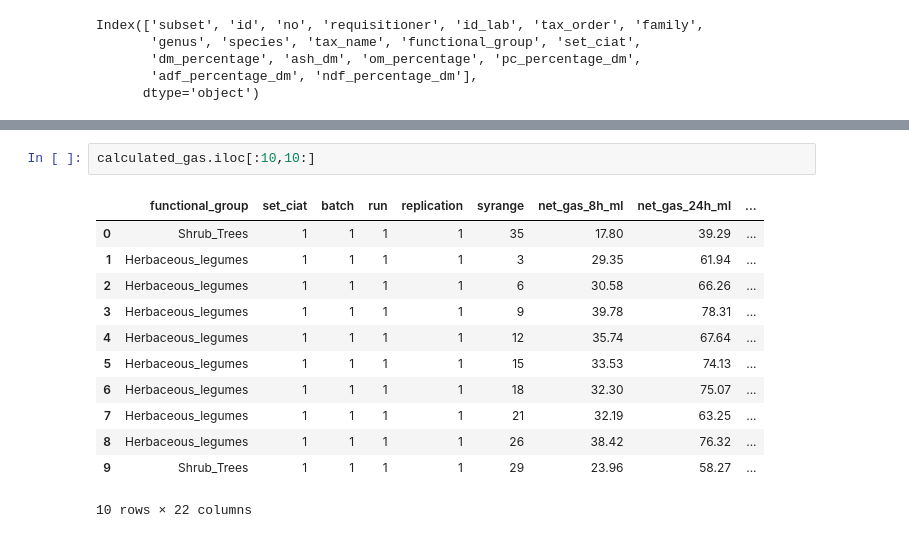
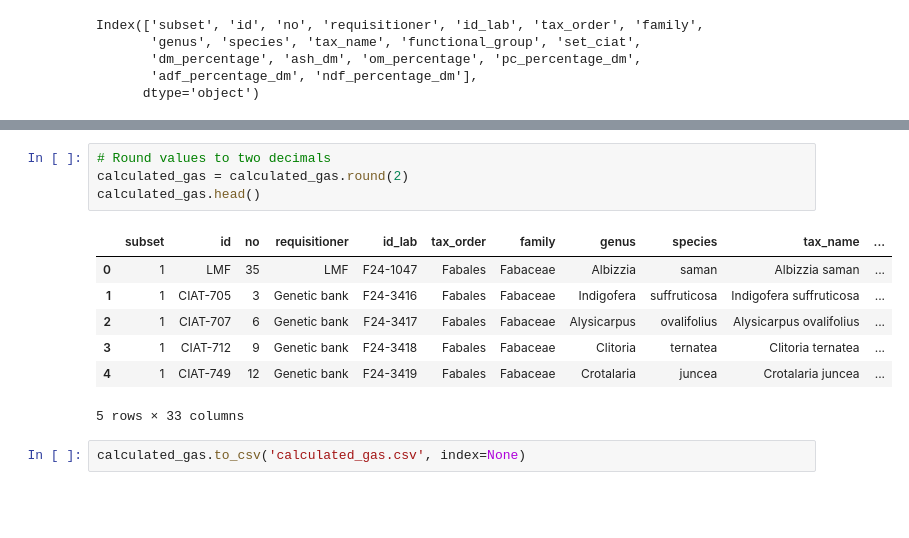
Before and after one commit to maurope/lmf, a Jupyter notebook: notebooks/2026/2026_05_29_sql_data_frame_creation_for_methane_intensity_and_tddm_estimations.ipynb, the cells around one changed output, grey strips where cells are left out. Drawn from its saved outputs; the diff is of its cells as text; blank space fills up the shorter version.

```diff
--- a/notebooks/2026/2026_05_29_sql_data_frame_creation_for_methane_intensity_and_tddm_estimations.ipynb
+++ b/notebooks/2026/2026_05_29_sql_data_frame_creation_for_methane_intensity_and_tddm_estimations.ipynb
@@ -2061,19 +2098,18 @@ Result of the combined SQL query:
 SQLite connection closed.
-# %%
-calculated_gas.iloc[:10,10:]
-# %% [output]
-|  | functional_group | set_ciat | batch | run | replication | syrange | net_gas_8h_ml | net_gas_24h_ml | ... |
-| 0 | Shrub_Trees | 1 | 1 | 1 | 1 | 35 | 17.80 | 39.29 | ... |
-| 1 | Herbaceous_legumes | 1 | 1 | 1 | 1 | 3 | 29.35 | 61.94 | ... |
-| 2 | Herbaceous_legumes | 1 | 1 | 1 | 1 | 6 | 30.58 | 66.26 | ... |
-| 3 | Herbaceous_legumes | 1 | 1 | 1 | 1 | 9 | 39.78 | 78.31 | ... |
-| 4 | Herbaceous_legumes | 1 | 1 | 1 | 1 | 12 | 35.74 | 67.64 | ... |
-| 5 | Herbaceous_legumes | 1 | 1 | 1 | 1 | 15 | 33.53 | 74.13 | ... |
-| 6 | Herbaceous_legumes | 1 | 1 | 1 | 1 | 18 | 32.30 | 75.07 | ... |
-| 7 | Herbaceous_legumes | 1 | 1 | 1 | 1 | 21 | 32.19 | 63.25 | ... |
-| 8 | Herbaceous_legumes | 1 | 1 | 1 | 1 | 26 | 38.42 | 76.32 | ... |
-| 9 | Shrub_Trees | 1 | 1 | 1 | 1 | 29 | 23.96 | 58.27 | ... |
-10 rows × 22 columns
+# %%
+# Round values to two decimals
+calculated_gas = calculated_gas.round(2)
+calculated_gas.head()
+# %% [output]
+|  | subset | id | no | requisitioner | id_lab | tax_order | family | genus | species | tax_name | ... |
+| 0 | 1 | LMF | 35 | LMF | F24-1047 | Fabales | Fabaceae | Albizzia | saman | Albizzia saman | ... |
+| 1 | 1 | CIAT-705 | 3 | Genetic bank | F24-3416 | Fabales | Fabaceae | Indigofera | suffruticosa | Indigofera suffruticosa | ... |
+| 2 | 1 | CIAT-707 | 6 | Genetic bank | F24-3417 | Fabales | Fabaceae | Alysicarpus | ovalifolius | Alysicarpus ovalifolius | ... |
+| 3 | 1 | CIAT-712 | 9 | Genetic bank | F24-3418 | Fabales | Fabaceae | Clitoria | ternatea | Clitoria ternatea | ... |
+| 4 | 1 | CIAT-749 | 12 | Genetic bank | F24-3419 | Fabales | Fabaceae | Crotalaria | juncea | Crotalaria juncea | ... |
+5 rows × 33 columns
+# %%
+calculated_gas.to_csv('calculated_gas.csv', index=None)
 # %%
 import matplotlib.pyplot as plt
 
```
Also changed, not shown: parts of 46 cells of this notebook, 9 other files.
